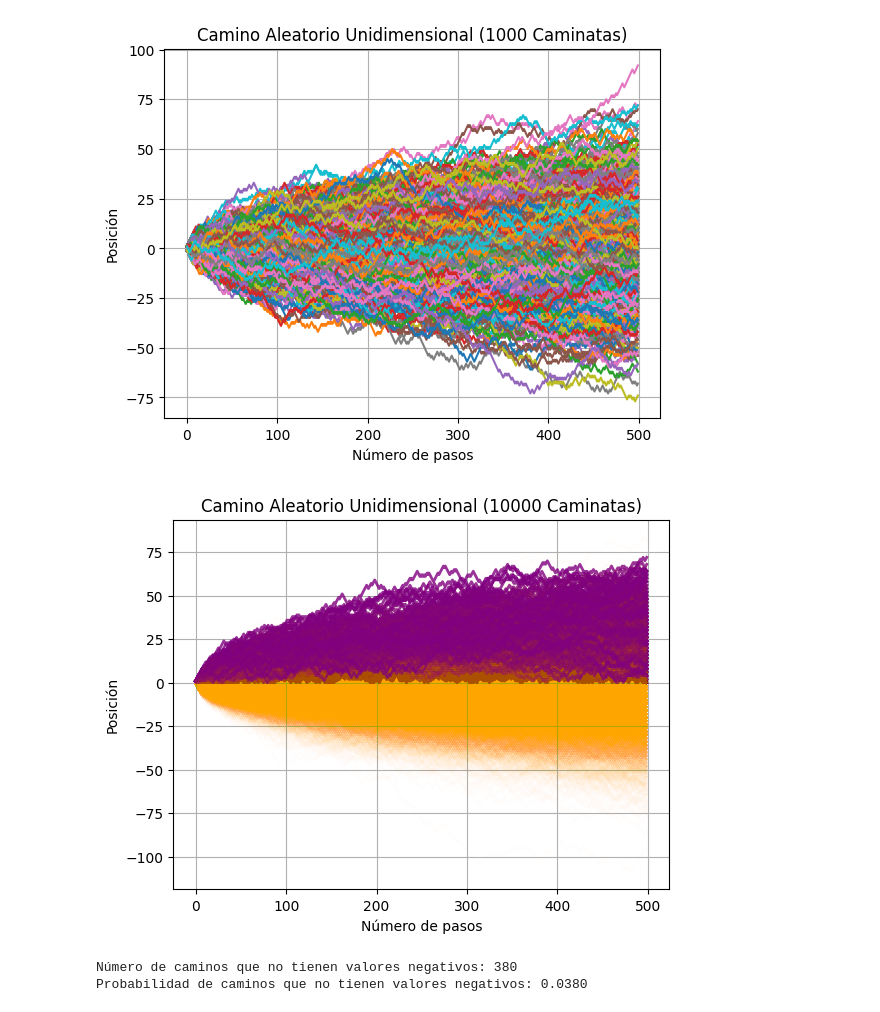
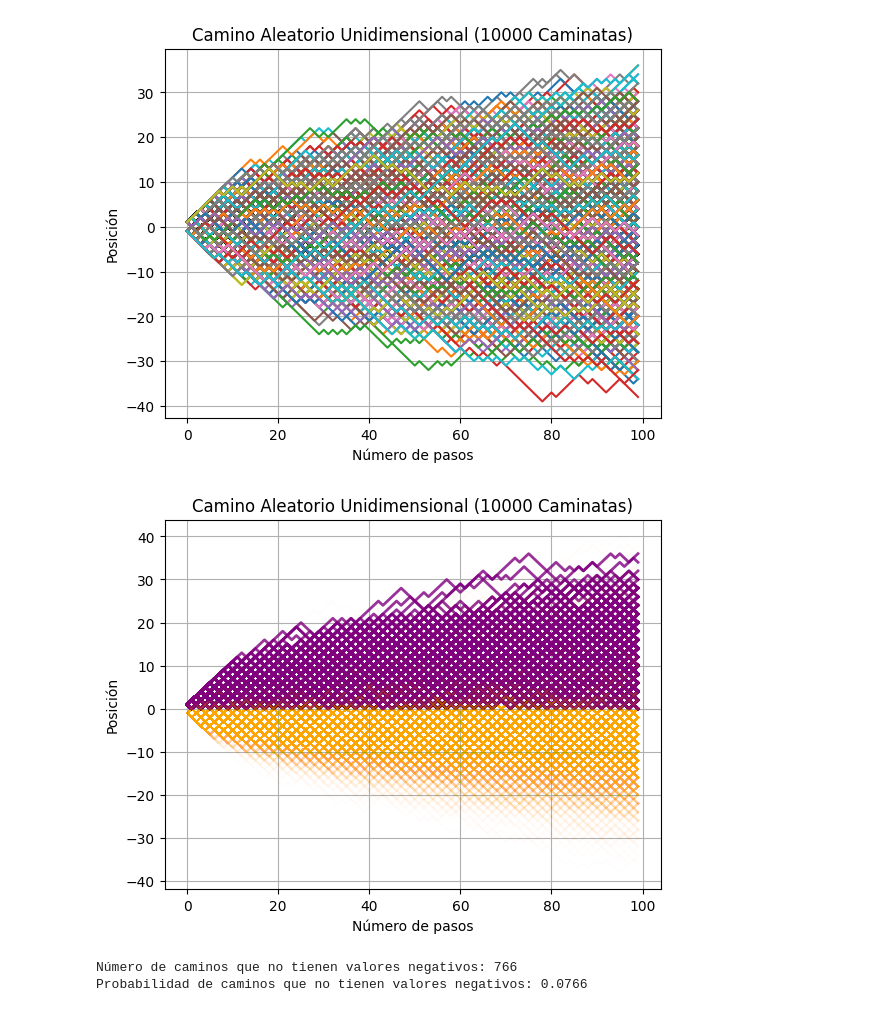
Before and after one commit to SaltyPumpkin/Random-Walk, a Jupyter notebook: Caminatas Aleatorias.ipynb, the cells around one changed output. Cells and saved outputs as stored; diff of their text form; code cells hidden in the pictures.

```diff
--- a/Caminatas Aleatorias.ipynb
+++ b/Caminatas Aleatorias.ipynb
@@ -1,11 +1,12 @@
+# %%
+import numpy as np
+import matplotlib.pyplot as plt
+
+# Parámetros
+num_pasos = 100  # Número de pasos
+num_caminatas = 10000  # Número de caminatas
+num_caminatas2 = 1000
 # %%
-import numpy as np
-import matplotlib.pyplot as plt
-
-# Parámetros
-num_pasos = 500  # Número de pasos
-num_caminatas = 1000     # Número de caminatas para visualizar
-
 # Simulación de caminatas aleatorias unidimensionales
 for i in range(num_caminatas):
     # Genera una caminata aleatoria: -1 para paso a la izquierda, 1 para paso a la derecha
@@ -18,54 +19,47 @@ for i in range(num_caminatas):
     plt.plot(position, label=f'Camino {i+1}')
 
 # Personalización del gráfico
-plt.title('Camino Aleatorio Unidimensional (1000 Caminatas)')
+plt.title('Camino Aleatorio Unidimensional (10000 Caminatas)')
 plt.xlabel('Número de pasos')
 plt.ylabel('Posición')
 plt.grid(True)
 plt.show()
 # %% [output]
-[figure, old version]
+[figure, new version]
 # %%
-import numpy as np
-import matplotlib.pyplot as plt
-
-# Parámetros
-num_pasos = 500  # Número de pasos
-num_caminatas = 10000     # Número de caminatas para visualizar
-
 # Variable para contar los caminos que no son negativos
 negativos = 0
 
 # Simulación de caminatas aleatorias unidimensionales
 for i in range(num_caminatas):
     # Genera una caminata aleatoria: -1 para paso a la izquierda, 1 para paso a la derecha
     pasos = np.random.choice([-1, 1], size=num_pasos)
 
     # Calcula la posición en cada paso
     posicion = np.cumsum(pasos)
 
     # Verifica si todos los valores de la caminata son no negativos
     if np.all(posicion >= 0):
         negativos += 1
         plt.plot(posicion, color='purple', alpha=0.8, linewidth=2)  # Resalta los caminos no negativos en verde
     else:
         plt.plot(posicion, color='orange', alpha=0.01)  # Trazos sutiles para los caminos con valores negativos
 
 # Cálculo de la probabilidad
 probabilidad = negativos / num_caminatas
 
 # Personalización del gráfico
 plt.title('Camino Aleatorio Unidimensional (10000 Caminatas)')
 plt.xlabel('Número de pasos')
 plt.ylabel('Posición')
 plt.grid(True)
 plt.show()
 
 # Resultado de la cuenta
 print(f'Número de caminos que no tienen valores negativos: {negativos}')
 print(f'Probabilidad de caminos que no tienen valores negativos: {probabilidad:.4f}')
 # %% [output]
-[figure, old version]
+[figure, new version]
-Número de caminos que no tienen valores negativos: 380
-Probabilidad de caminos que no tienen valores negativos: 0.0380
+Número de caminos que no tienen valores negativos: 766
+Probabilidad de caminos que no tienen valores negativos: 0.0766
 # %%
```
Also changed, not shown: parts of 5 cells of this notebook.
